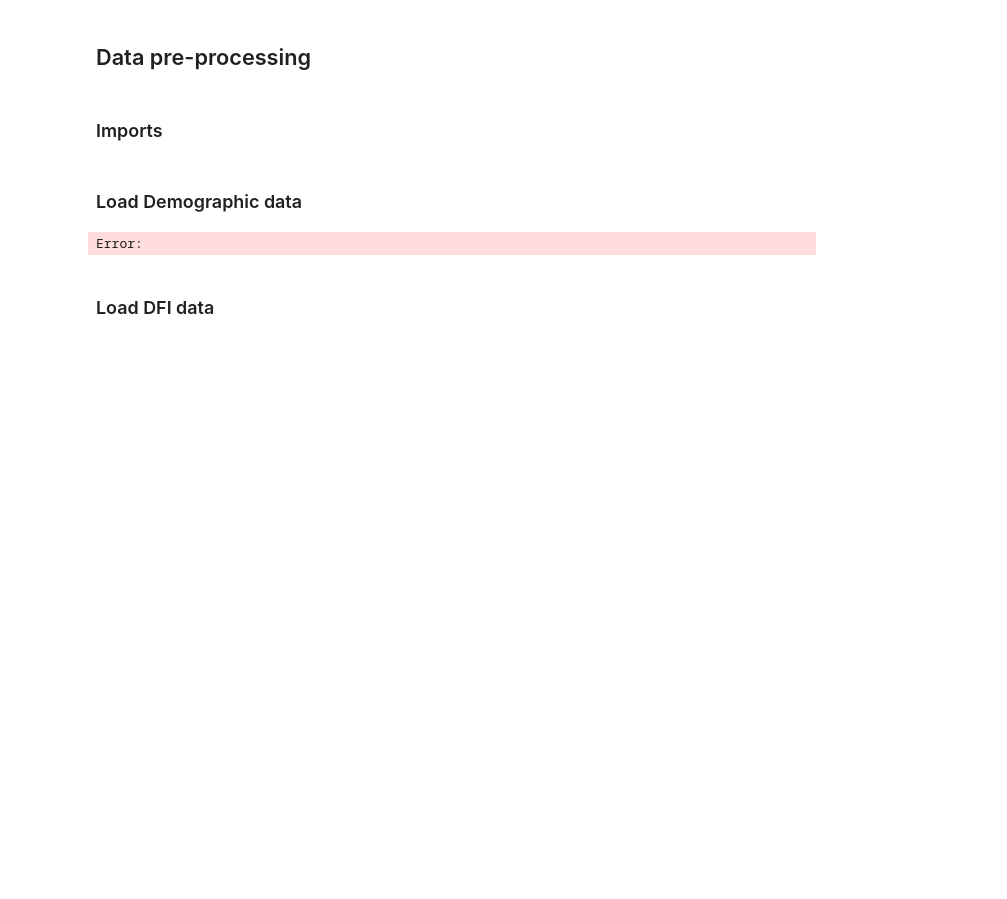
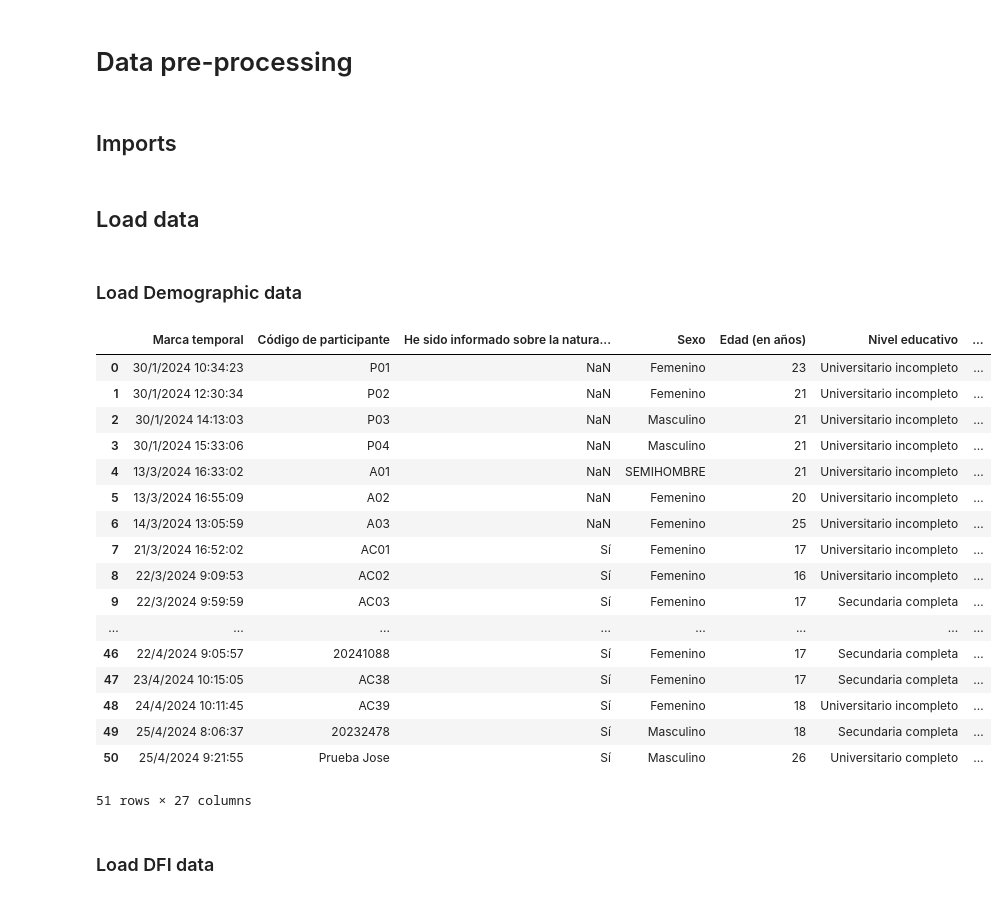
Before and after one commit to camila-maura/GIFTED-DFI, a Jupyter notebook: GIFTED_DFI_Data_Analysis.ipynb, the cells around one changed output. Saved outputs shown, nothing was run; the diff lists cells and outputs as text; code cells hidden in the pictures; blank space fills up the shorter version.

```diff
--- a/GIFTED_DFI_Data_Analysis.ipynb
+++ b/GIFTED_DFI_Data_Analysis.ipynb
@@ -1,7 +1,7 @@
 # %% [markdown]
-## Data pre-processing
+# Data pre-processing
 # %% [markdown]
-### Imports
+## Imports
 # %%
 import numpy as np
 import pandas as pd
@@ -11,12 +12,31 @@ from scipy.optimize import curve_fit
+# %% [markdown]
+## Load data
 # %% [markdown]
 ### Load Demographic data
 # %%
 sheet_url = "https://docs.google.com/spreadsheets/d/1H9DApYyqdZ0iVAvFKBodHrH654K0NwKzldf5xz5m2tc/edit#gid=1885121359"
 url_demographic = sheet_url.replace("/edit#gid=", "/export?format=csv&gid=")
 data_demographic = pd.read_csv(url_demographic)
-data_demographic.head(5)
+data_demographic
 # %% [output]
+|  | Marca temporal | Código de participante | He sido informado sobre la natura... | Sexo | Edad (en años) | Nivel educativo | ... |
+| 0 | 30/1/2024 10:34:23 | P01 | NaN | Femenino | 23 | Universitario incompleto | ... |
+| 1 | 30/1/2024 12:30:34 | P02 | NaN | Femenino | 21 | Universitario incompleto | ... |
+| 2 | 30/1/2024 14:13:03 | P03 | NaN | Masculino | 21 | Universitario incompleto | ... |
+| 3 | 30/1/2024 15:33:06 | P04 | NaN | Masculino | 21 | Universitario incompleto | ... |
+| 4 | 13/3/2024 16:33:02 | A01 | NaN | SEMIHOMBRE | 21 | Universitario incompleto | ... |
+| 5 | 13/3/2024 16:55:09 | A02 | NaN | Femenino | 20 | Universitario incompleto | ... |
+| 6 | 14/3/2024 13:05:59 | A03 | NaN | Femenino | 25 | Universitario incompleto | ... |
+| 7 | 21/3/2024 16:52:02 | AC01 | Sí | Femenino | 17 | Universitario incompleto | ... |
+| 8 | 22/3/2024 9:09:53 | AC02 | Sí | Femenino | 16 | Universitario incompleto | ... |
+| 9 | 22/3/2024 9:59:59 | AC03 | Sí | Femenino | 17 | Secundaria completa | ... |
+| ... | ... | ... | ... | ... | ... | ... | ... |
+| 46 | 22/4/2024 9:05:57 | 20241088 | Sí | Femenino | 17 | Secundaria completa | ... |
+| 47 | 23/4/2024 10:15:05 | AC38 | Sí | Femenino | 17 | Secundaria completa | ... |
+| 48 | 24/4/2024 10:11:45 | AC39 | Sí | Femenino | 18 | Universitario incompleto | ... |
+| 49 | 25/4/2024 8:06:37 | 20232478 | Sí | Masculino | 18 | Secundaria completa | ... |
+| 50 | 25/4/2024 9:21:55 | Prueba Jose | Sí | Masculino | 26 | Universitario completo | ... |
-Error:
+51 rows × 27 columns
 # %% [markdown]
 ### Load DFI data
 # %%
```
Also changed, not shown: parts of 15 cells of this notebook, 1 other file.
